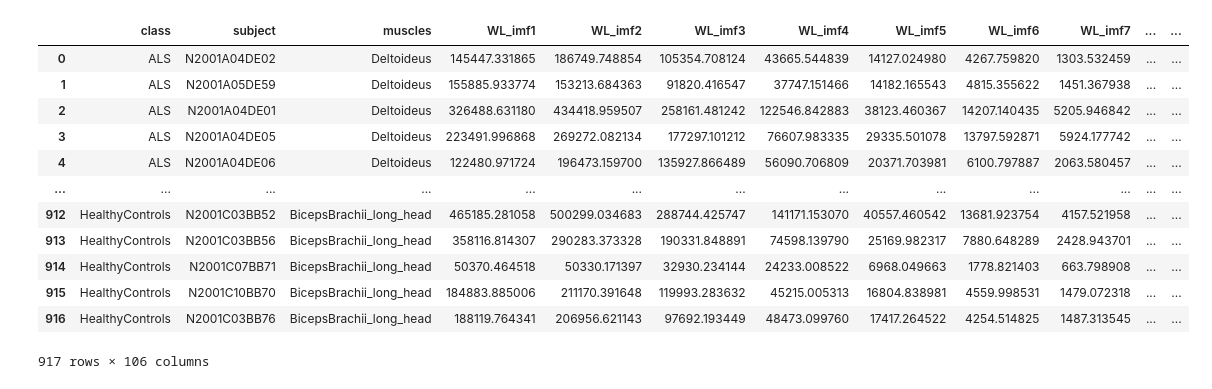
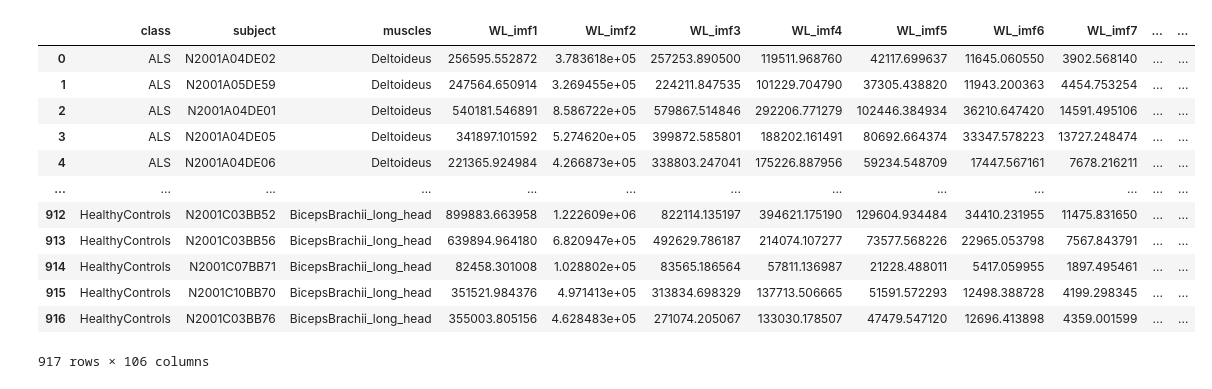
Before and after one commit to pabloreyesrobles/seminario-ipd477, a Jupyter notebook: ulda_reduction.ipynb, the cells around one changed output. Cells and saved outputs as stored; diff of their text form; code cells hidden in the pictures.

```diff
--- a/ulda_reduction.ipynb
+++ b/ulda_reduction.ipynb
@@ -4,21 +4,21 @@ import numpy as np
 import matplotlib.pyplot as plt
 from ulda import ulda, ulda_feature_reduction
 # %%
-df = pd.read_csv('features.csv', index_col=0)
+df = pd.read_csv('_features.csv', index_col=0)
 df
 # %% [output]
 |  | class | subject | muscles | WL_imf1 | WL_imf2 | WL_imf3 | WL_imf4 | WL_imf5 | WL_imf6 | WL_imf7 | ... | ... |
-| 0 | ALS | N2001A04DE02 | Deltoideus | 145447.331865 | 186749.748854 | 105354.708124 | 43665.544839 | 14127.024980 | 4267.759820 | 1303.532459 | ... | ... |
-| 1 | ALS | N2001A05DE59 | Deltoideus | 155885.933774 | 153213.684363 | 91820.416547 | 37747.151466 | 14182.165543 | 4815.355622 | 1451.367938 | ... | ... |
-| 2 | ALS | N2001A04DE01 | Deltoideus | 326488.631180 | 434418.959507 | 258161.481242 | 122546.842883 | 38123.460367 | 14207.140435 | 5205.946842 | ... | ... |
-| 3 | ALS | N2001A04DE05 | Deltoideus | 223491.996868 | 269272.082134 | 177297.101212 | 76607.983335 | 29335.501078 | 13797.592871 | 5924.177742 | ... | ... |
-| 4 | ALS | N2001A04DE06 | Deltoideus | 122480.971724 | 196473.159700 | 135927.866489 | 56090.706809 | 20371.703981 | 6100.797887 | 2063.580457 | ... | ... |
+| 0 | ALS | N2001A04DE02 | Deltoideus | 256595.552872 | 3.783618e+05 | 257253.890500 | 119511.968760 | 42117.699637 | 11645.060550 | 3902.568140 | ... | ... |
+| 1 | ALS | N2001A05DE59 | Deltoideus | 247564.650914 | 3.269455e+05 | 224211.847535 | 101229.704790 | 37305.438820 | 11943.200363 | 4454.753254 | ... | ... |
+| 2 | ALS | N2001A04DE01 | Deltoideus | 540181.546891 | 8.586722e+05 | 579867.514846 | 292206.771279 | 102446.384934 | 36210.647420 | 14591.495106 | ... | ... |
+| 3 | ALS | N2001A04DE05 | Deltoideus | 341897.101592 | 5.274620e+05 | 399872.585801 | 188202.161491 | 80692.664374 | 33347.578223 | 13727.248474 | ... | ... |
+| 4 | ALS | N2001A04DE06 | Deltoideus | 221365.924984 | 4.266873e+05 | 338803.247041 | 175226.887956 | 59234.548709 | 17447.567161 | 7678.216211 | ... | ... |
 | ... | ... | ... | ... | ... | ... | ... | ... | ... | ... | ... | ... | ... |
-| 912 | HealthyControls | N2001C03BB52 | BicepsBrachii_long_head | 465185.281058 | 500299.034683 | 288744.425747 | 141171.153070 | 40557.460542 | 13681.923754 | 4157.521958 | ... | ... |
-| 913 | HealthyControls | N2001C03BB56 | BicepsBrachii_long_head | 358116.814307 | 290283.373328 | 190331.848891 | 74598.139790 | 25169.982317 | 7880.648289 | 2428.943701 | ... | ... |
-| 914 | HealthyControls | N2001C07BB71 | BicepsBrachii_long_head | 50370.464518 | 50330.171397 | 32930.234144 | 24233.008522 | 6968.049663 | 1778.821403 | 663.798908 | ... | ... |
-| 915 | HealthyControls | N2001C10BB70 | BicepsBrachii_long_head | 184883.885006 | 211170.391648 | 119993.283632 | 45215.005313 | 16804.838981 | 4559.998531 | 1479.072318 | ... | ... |
-| 916 | HealthyControls | N2001C03BB76 | BicepsBrachii_long_head | 188119.764341 | 206956.621143 | 97692.193449 | 48473.099760 | 17417.264522 | 4254.514825 | 1487.313545 | ... | ... |
+| 912 | HealthyControls | N2001C03BB52 | BicepsBrachii_long_head | 899883.663958 | 1.222609e+06 | 822114.135197 | 394621.175190 | 129604.934484 | 34410.231955 | 11475.831650 | ... | ... |
+| 913 | HealthyControls | N2001C03BB56 | BicepsBrachii_long_head | 639894.964180 | 6.820947e+05 | 492629.786187 | 214074.107277 | 73577.568226 | 22965.053798 | 7567.843791 | ... | ... |
+| 914 | HealthyControls | N2001C07BB71 | BicepsBrachii_long_head | 82458.301008 | 1.028802e+05 | 83565.186564 | 57811.136987 | 21228.488011 | 5417.059955 | 1897.495461 | ... | ... |
+| 915 | HealthyControls | N2001C10BB70 | BicepsBrachii_long_head | 351521.984376 | 4.971413e+05 | 313834.698329 | 137713.506665 | 51591.572293 | 12498.388728 | 4199.298345 | ... | ... |
+| 916 | HealthyControls | N2001C03BB76 | BicepsBrachii_long_head | 355003.805156 | 4.628483e+05 | 271074.205067 | 133030.178507 | 47479.547120 | 12696.413898 | 4359.001599 | ... | ... |
 917 rows × 106 columns
 # %%
 df_clean = df.dropna(how='any')
```
Also changed, not shown: parts of 4 cells of this notebook, 3 other files.
